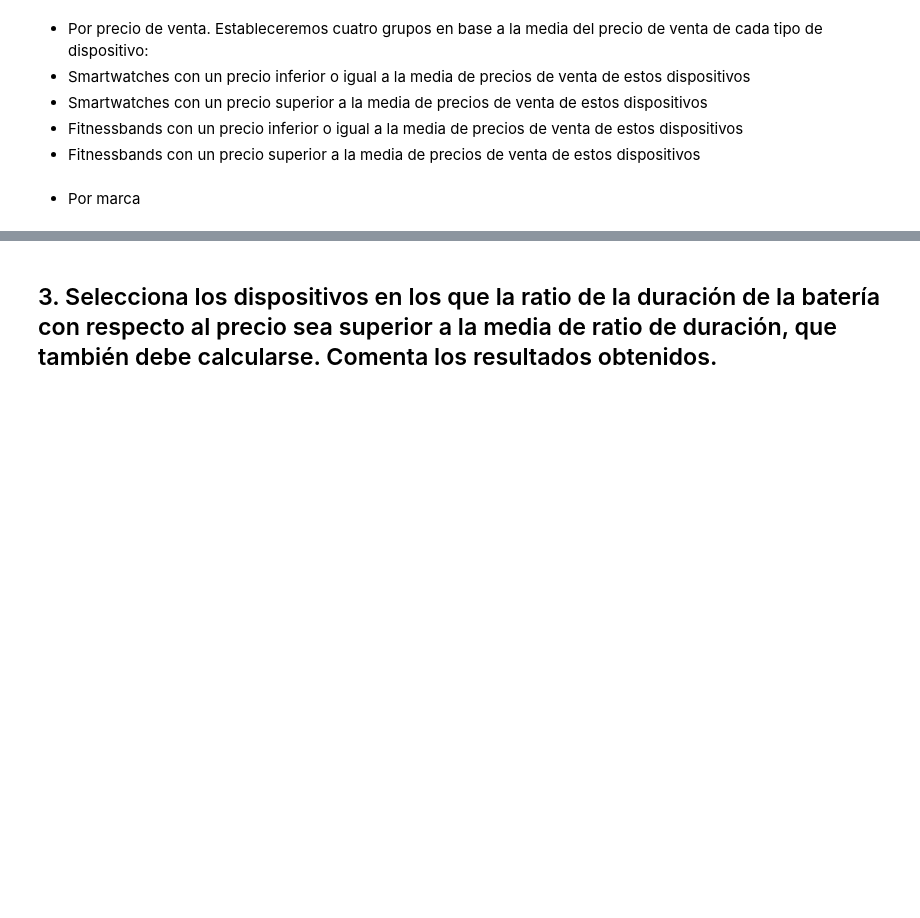
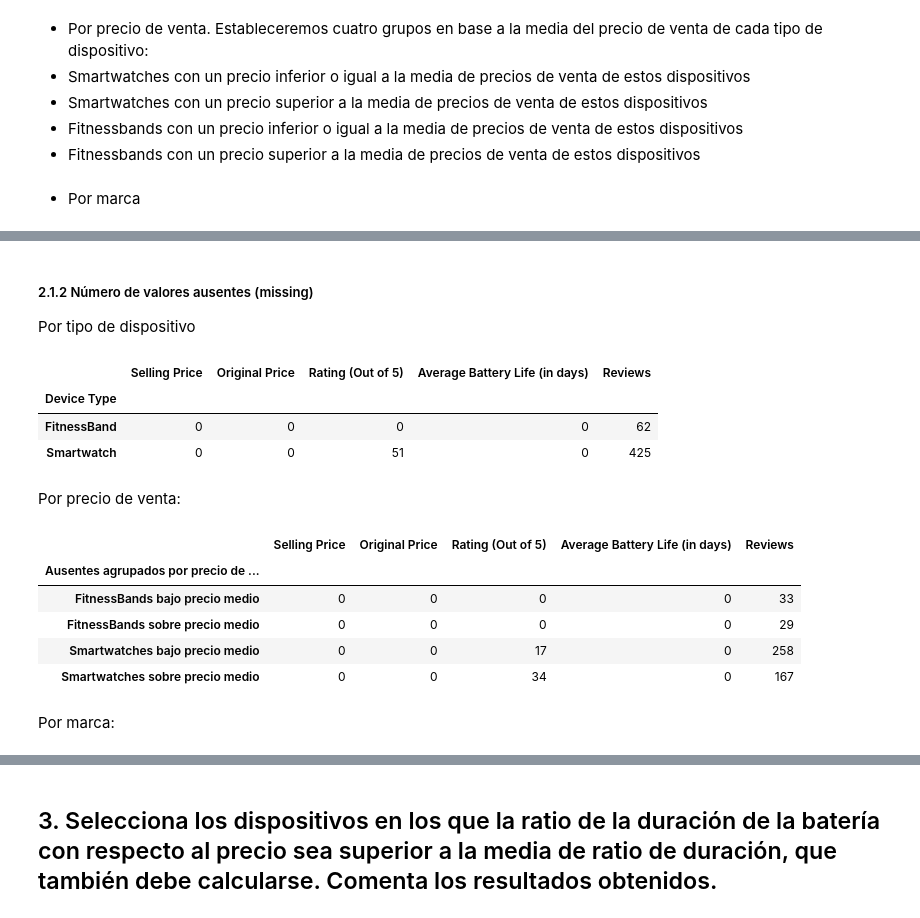
Before and after one commit to afercaceres/Fitness_Trackers, a Jupyter notebook: practica_python.ipynb, the cells around one changed output, grey strips where cells are left out. Drawn from its saved outputs; the diff is of its cells as text; code cells hidden in the pictures; blank space fills up the shorter version.

```diff
--- a/practica_python.ipynb
+++ b/practica_python.ipynb
@@ -377,0 +232,49 @@ TODO: Conclusiones
+# %% [markdown]
+##### 2.1.2 Número de valores ausentes (missing)
+
+Por tipo de dispositivo
+# %%
+ausentesPorTipo = datosFilt.set_index("Device Type")
+ausentesPorTipo = ausentesPorTipo.isna().groupby("Device Type").sum()
+ausentesPorTipo
+# %% [output]
+|  | Selling Price | Original Price | Rating (Out of 5) | Average Battery Life (in days) | Reviews |
+| Device Type |  |  |  |  |  |
+| FitnessBand | 0 | 0 | 0 | 0 | 62 |
+| Smartwatch | 0 | 0 | 51 | 0 | 425 |
+# %% [markdown]
+Por precio de venta:
+# %%
+ausentesswBajoMedia = datosFilt.loc[swBajoMedia]
+ausentesswBajoMedia = ausentesswBajoMedia.set_index("Device Type")
+ausentesswBajoMedia = ausentesswBajoMedia.isna().groupby("Device Type").sum()
+ausentesswBajoMedia.rename(index={'Smartwatch': 'Smartwatches bajo precio medio'}, inplace=True)
+
+ausentesswSobreMedia = datosFilt.loc[swSobreMedia]
+ausentesswSobreMedia = ausentesswSobreMedia.set_index("Device Type")
+ausentesswSobreMedia = ausentesswSobreMedia.isna().groupby("Device Type").sum()
+ausentesswSobreMedia.rename(index={'Smartwatch': 'Smartwatches sobre precio medio'}, inplace=True)
+
+ausentesfbBajoMedia = datosFilt.loc[fbBajoMedia]
+ausentesfbBajoMedia = ausentesfbBajoMedia.set_index("Device Type")
+ausentesfbBajoMedia = ausentesfbBajoMedia.isna().groupby("Device Type").sum()
+ausentesfbBajoMedia.rename(index={'FitnessBand': 'FitnessBands bajo precio medio'}, inplace=True)
+
+ausentesfbSobreMedia = datosFilt.loc[fbSobreMedia]
+ausentesfbSobreMedia = ausentesfbSobreMedia.set_index("Device Type")
+ausentesfbSobreMedia = ausentesfbSobreMedia.isna().groupby("Device Type").sum()
+ausentesfbSobreMedia.rename(index={'FitnessBand': 'FitnessBands sobre precio medio'}, inplace=True)
+
+ausentesPorPrecio = ausentesfbBajoMedia.append(ausentesfbSobreMedia).append(ausentesswBajoMedia).append(ausentesswSobreMedia)
+ausentesPorPrecio.index.names = ['Ausentes agrupados por precio de venta']
+
+ausentesPorPrecio
+# %% [output]
+|  | Selling Price | Original Price | Rating (Out of 5) | Average Battery Life (in days) | Reviews |
+| Ausentes agrupados por precio de ... |  |  |  |  |  |
+| FitnessBands bajo precio medio | 0 | 0 | 0 | 0 | 33 |
+| FitnessBands sobre precio medio | 0 | 0 | 0 | 0 | 29 |
+| Smartwatches bajo precio medio | 0 | 0 | 17 | 0 | 258 |
+| Smartwatches sobre precio medio | 0 | 0 | 34 | 0 | 167 |
+# %% [markdown]
+Por marca:
```
Also changed, not shown: parts of 70 cells of this notebook.
